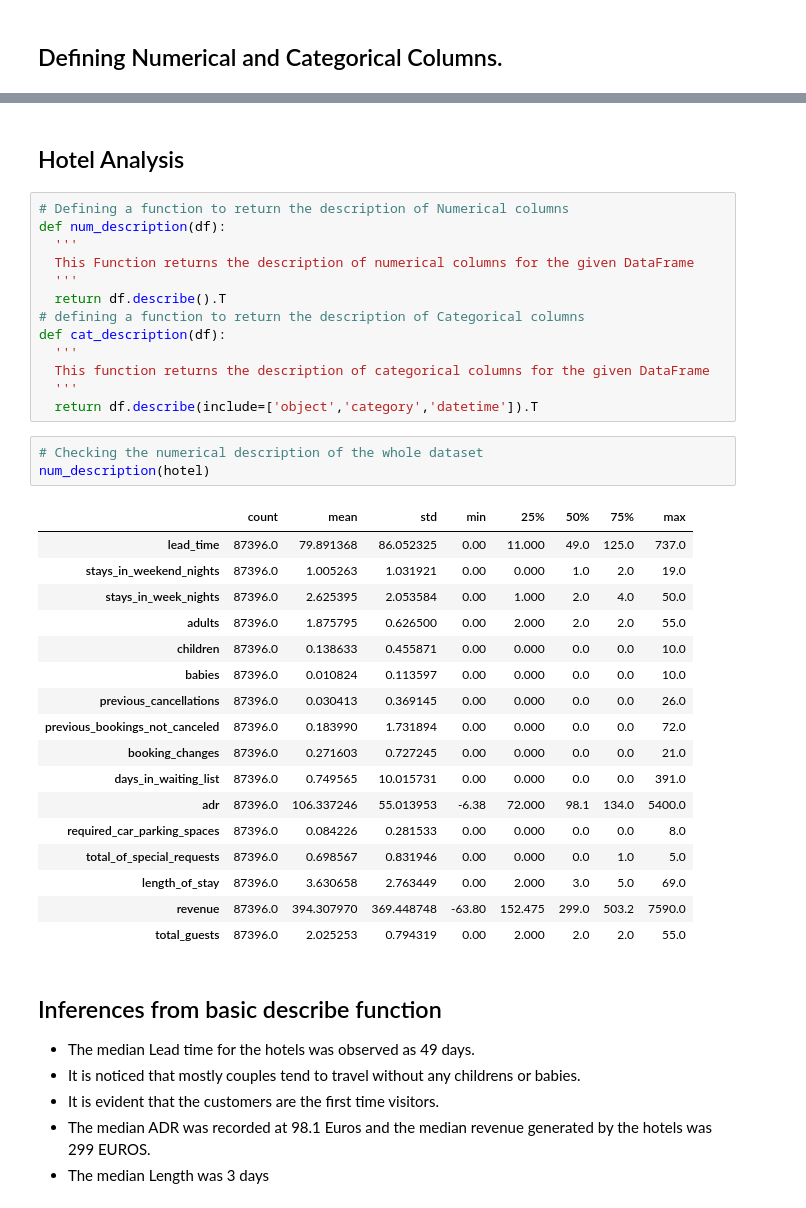
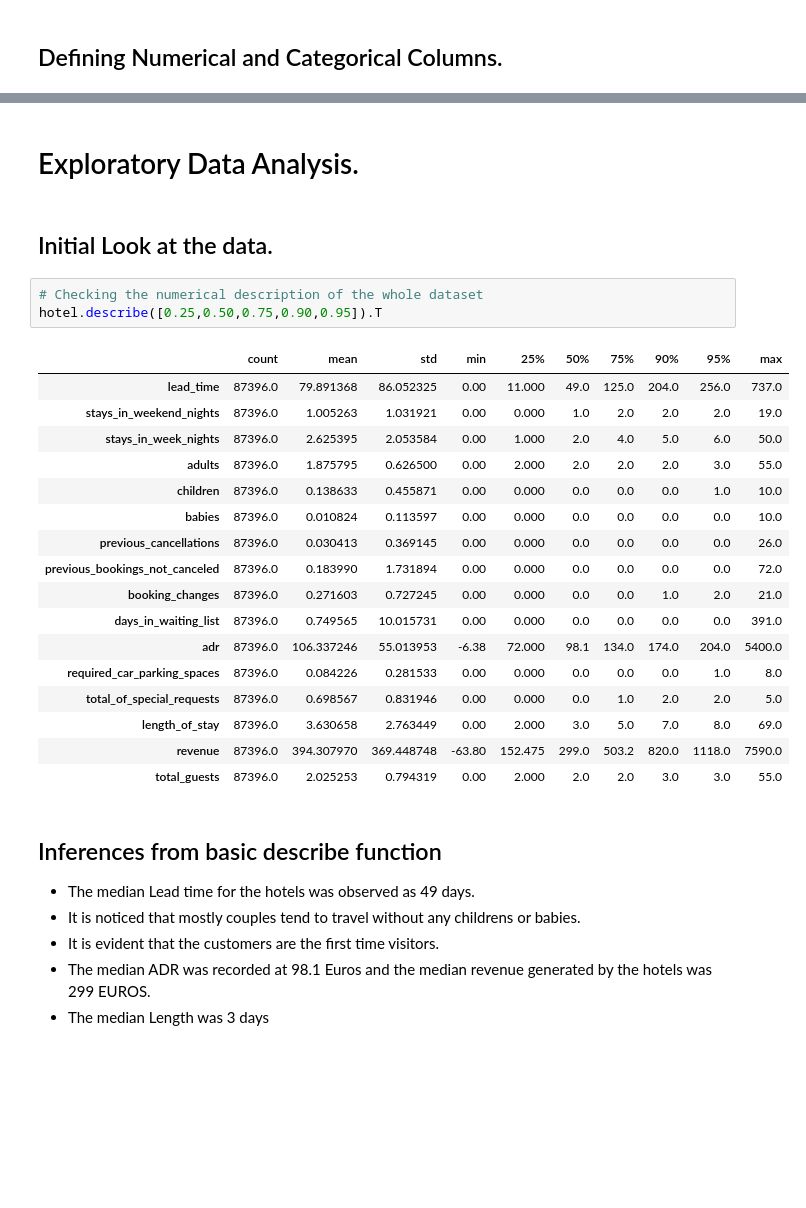
Before and after one commit to shubhpanchal/EDA--HotelAnalysis-AlmabetterCapstoneProject, a Jupyter notebook: Copy_of_Hotel_Booking_Analysis_Capstone_Project.ipynb, the cells around one changed output, grey strips where cells are left out. Drawn from its saved outputs; the diff is of its cells as text; blank space fills up the shorter version.

```diff
--- a/Copy_of_Hotel_Booking_Analysis_Capstone_Project.ipynb
+++ b/Copy_of_Hotel_Booking_Analysis_Capstone_Project.ipynb
@@ -331,41 +337,30 @@ Index(['hotel', 'is_canceled', 'arrival_date_year', 'arrival_date_month',
       dtype='object')
 ___________________________________________________________________________
 # %% [markdown]
-## Hotel Analysis
+# Exploratory Data Analysis.
-# %%
-# Defining a function to return the description of Numerical columns
-def num_description(df):
-  '''
-  This Function returns the description of numerical columns for the given DataFrame
-  '''
-  return df.describe().T
-# defining a function to return the description of Categorical columns
-def cat_description(df):
-  '''
-  This function returns the description of categorical columns for the given DataFrame
-  '''
-  return df.describe(include=['object','category','datetime']).T
+# %% [markdown]
+## Initial Look at the data.
 # %%
 # Checking the numerical description of the whole dataset
-num_description(hotel)
+hotel.describe([0.25,0.50,0.75,0.90,0.95]).T
 # %% [output]
-|  | count | mean | std | min | 25% | 50% | 75% | max |
-| lead_time | 87396.0 | 79.891368 | 86.052325 | 0.00 | 11.000 | 49.0 | 125.0 | 737.0 |
-| stays_in_weekend_nights | 87396.0 | 1.005263 | 1.031921 | 0.00 | 0.000 | 1.0 | 2.0 | 19.0 |
-| stays_in_week_nights | 87396.0 | 2.625395 | 2.053584 | 0.00 | 1.000 | 2.0 | 4.0 | 50.0 |
-| adults | 87396.0 | 1.875795 | 0.626500 | 0.00 | 2.000 | 2.0 | 2.0 | 55.0 |
-| children | 87396.0 | 0.138633 | 0.455871 | 0.00 | 0.000 | 0.0 | 0.0 | 10.0 |
-| babies | 87396.0 | 0.010824 | 0.113597 | 0.00 | 0.000 | 0.0 | 0.0 | 10.0 |
-| previous_cancellations | 87396.0 | 0.030413 | 0.369145 | 0.00 | 0.000 | 0.0 | 0.0 | 26.0 |
-| previous_bookings_not_canceled | 87396.0 | 0.183990 | 1.731894 | 0.00 | 0.000 | 0.0 | 0.0 | 72.0 |
-| booking_changes | 87396.0 | 0.271603 | 0.727245 | 0.00 | 0.000 | 0.0 | 0.0 | 21.0 |
-| days_in_waiting_list | 87396.0 | 0.749565 | 10.015731 | 0.00 | 0.000 | 0.0 | 0.0 | 391.0 |
-| adr | 87396.0 | 106.337246 | 55.013953 | -6.38 | 72.000 | 98.1 | 134.0 | 5400.0 |
-| required_car_parking_spaces | 87396.0 | 0.084226 | 0.281533 | 0.00 | 0.000 | 0.0 | 0.0 | 8.0 |
-| total_of_special_requests | 87396.0 | 0.698567 | 0.831946 | 0.00 | 0.000 | 0.0 | 1.0 | 5.0 |
-| length_of_stay | 87396.0 | 3.630658 | 2.763449 | 0.00 | 2.000 | 3.0 | 5.0 | 69.0 |
-| revenue | 87396.0 | 394.307970 | 369.448748 | -63.80 | 152.475 | 299.0 | 503.2 | 7590.0 |
-| total_guests | 87396.0 | 2.025253 | 0.794319 | 0.00 | 2.000 | 2.0 | 2.0 | 55.0 |
+|  | count | mean | std | min | 25% | 50% | 75% | 90% | 95% | max |
+| lead_time | 87396.0 | 79.891368 | 86.052325 | 0.00 | 11.000 | 49.0 | 125.0 | 204.0 | 256.0 | 737.0 |
+| stays_in_weekend_nights | 87396.0 | 1.005263 | 1.031921 | 0.00 | 0.000 | 1.0 | 2.0 | 2.0 | 2.0 | 19.0 |
+| stays_in_week_nights | 87396.0 | 2.625395 | 2.053584 | 0.00 | 1.000 | 2.0 | 4.0 | 5.0 | 6.0 | 50.0 |
+| adults | 87396.0 | 1.875795 | 0.626500 | 0.00 | 2.000 | 2.0 | 2.0 | 2.0 | 3.0 | 55.0 |
+| children | 87396.0 | 0.138633 | 0.455871 | 0.00 | 0.000 | 0.0 | 0.0 | 0.0 | 1.0 | 10.0 |
+| babies | 87396.0 | 0.010824 | 0.113597 | 0.00 | 0.000 | 0.0 | 0.0 | 0.0 | 0.0 | 10.0 |
+| previous_cancellations | 87396.0 | 0.030413 | 0.369145 | 0.00 | 0.000 | 0.0 | 0.0 | 0.0 | 0.0 | 26.0 |
+| previous_bookings_not_canceled | 87396.0 | 0.183990 | 1.731894 | 0.00 | 0.000 | 0.0 | 0.0 | 0.0 | 0.0 | 72.0 |
+| booking_changes | 87396.0 | 0.271603 | 0.727245 | 0.00 | 0.000 | 0.0 | 0.0 | 1.0 | 2.0 | 21.0 |
+| days_in_waiting_list | 87396.0 | 0.749565 | 10.015731 | 0.00 | 0.000 | 0.0 | 0.0 | 0.0 | 0.0 | 391.0 |
+| adr | 87396.0 | 106.337246 | 55.013953 | -6.38 | 72.000 | 98.1 | 134.0 | 174.0 | 204.0 | 5400.0 |
+| required_car_parking_spaces | 87396.0 | 0.084226 | 0.281533 | 0.00 | 0.000 | 0.0 | 0.0 | 0.0 | 1.0 | 8.0 |
+| total_of_special_requests | 87396.0 | 0.698567 | 0.831946 | 0.00 | 0.000 | 0.0 | 1.0 | 2.0 | 2.0 | 5.0 |
+| length_of_stay | 87396.0 | 3.630658 | 2.763449 | 0.00 | 2.000 | 3.0 | 5.0 | 7.0 | 8.0 | 69.0 |
+| revenue | 87396.0 | 394.307970 | 369.448748 | -63.80 | 152.475 | 299.0 | 503.2 | 820.0 | 1118.0 | 7590.0 |
+| total_guests | 87396.0 | 2.025253 | 0.794319 | 0.00 | 2.000 | 2.0 | 2.0 | 3.0 | 3.0 | 55.0 |
 # %% [markdown]
 ## Inferences from basic describe function
 
```
Also changed, not shown: parts of 17 cells of this notebook.
